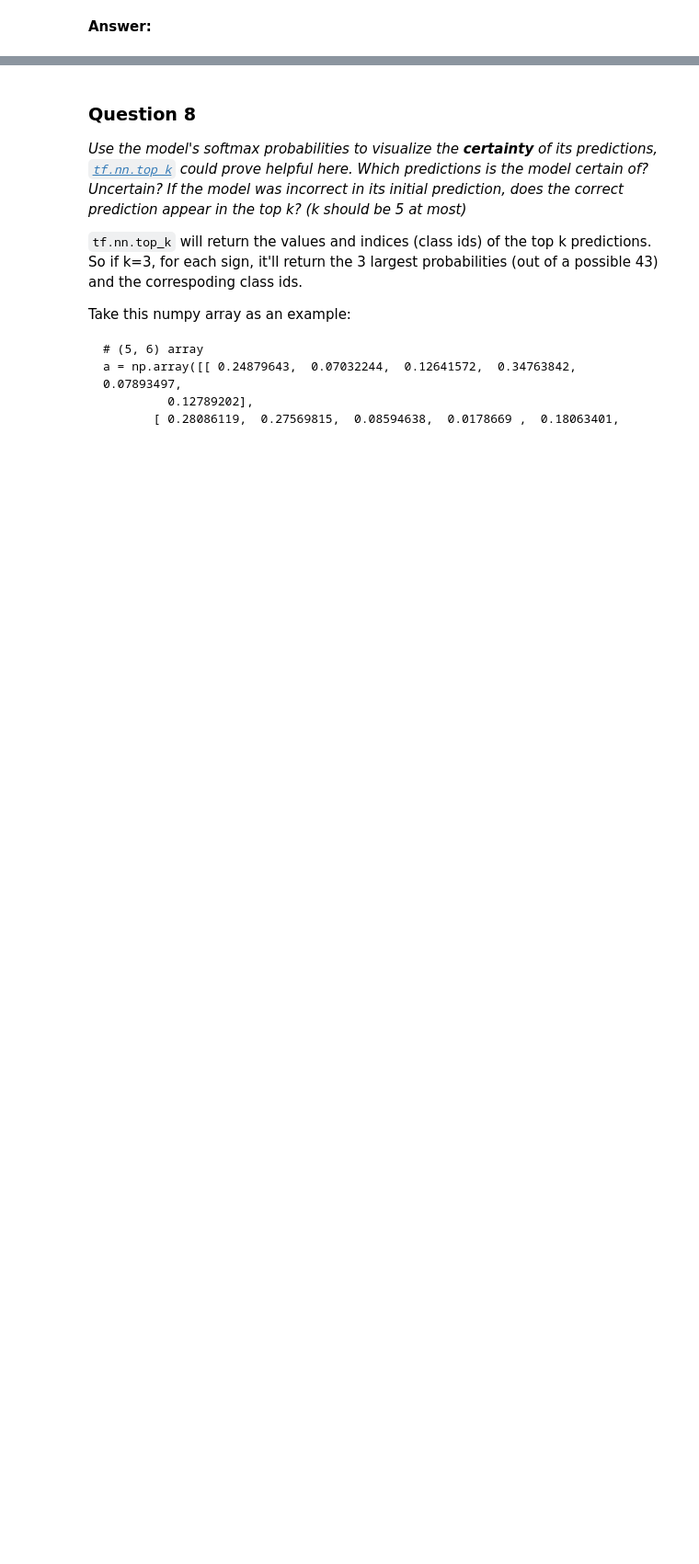
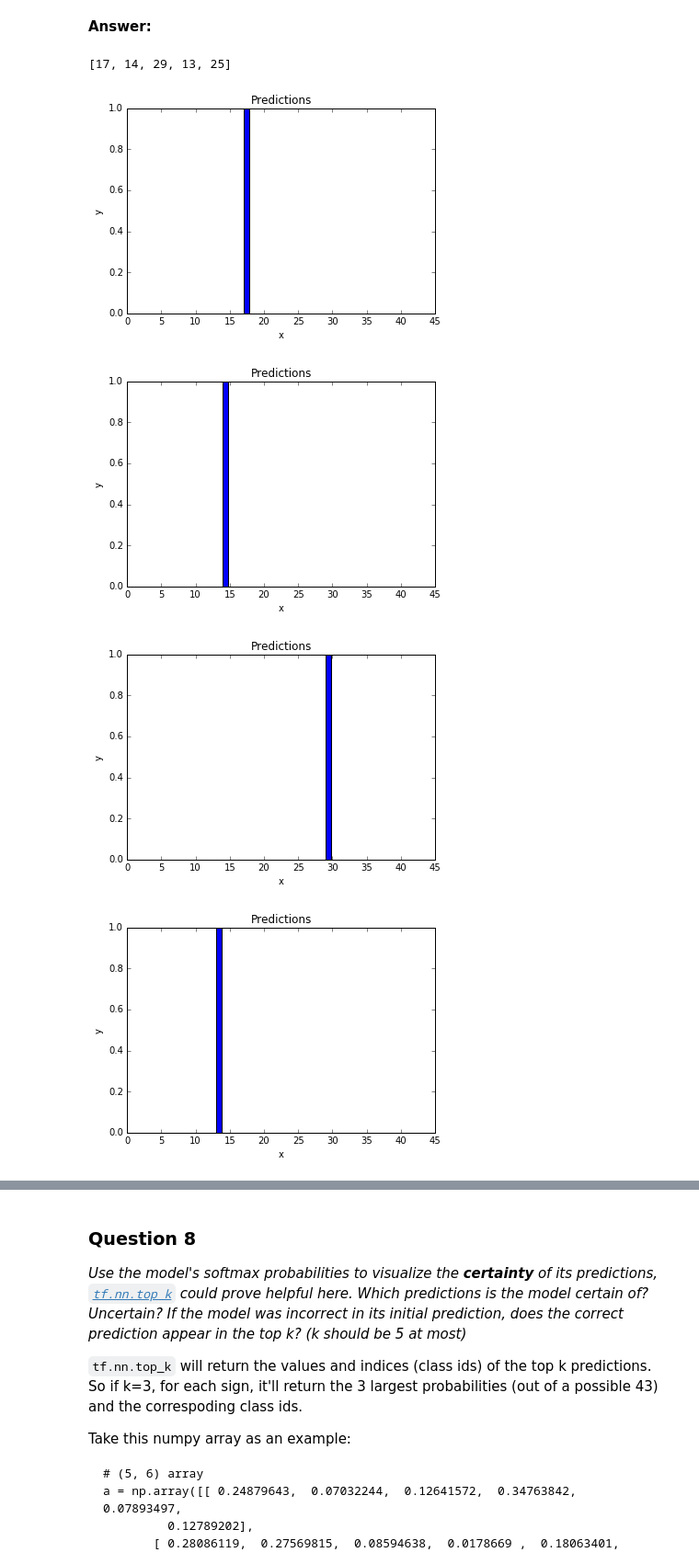
Before and after one commit to CreatCodeBuild/CarND-Traffic-Sign-Classifier-Project, a Jupyter notebook: Traffic_Sign_Classifier.ipynb, the cells around one changed output, grey strips where cells are left out. Shown: that part at 92% size. Drawn from its saved outputs; the diff is of its cells as text; code cells hidden in the pictures; blank space fills up the shorter version.

```diff
--- a/Traffic_Sign_Classifier.ipynb
+++ b/Traffic_Sign_Classifier.ipynb
@@ -544,6 +544,13 @@ _Choose five candidate images of traffic signs and provide them in the report. A
 # %%
 ### Run the predictions here.
 ### Feel free to use as many code cells as needed.
+
+real_samples = tf.placeholder(tf.float32, shape=(5, 32, 32, 3))
+real_prediction = test(real_samples, parameters)
+feed_dict = {
+    real_samples: [smaller1, smaller2, smaller3, smaller4, smaller5]
+}
+predictions = sess.run(real_prediction, feed_dict=feed_dict)
 # %% [markdown]
 ### Question 7
 
@@ -557,0 +562,29 @@ _**NOTE:** You could check the accuracy manually by using `signnames.csv` (same
+# %%
+### Visualize the softmax probabilities here.
+### Feel free to use as many code cells as needed.
+print([np.argmax(x) for x in predictions])
+
+"""
+17,No entry, correct
+14,Stop, correct
+
+29,Bicycles crossing
+this one is school crossing, but there is no school crossing in our labels, so bicycle crossing is close enough
+because cars ought to stop and yield for any traffic either way
+
+13,Yield, correct
+25,Road work, correct
+"""
+
+for i, pre in enumerate(predictions):
+    plt.figure(i)
+    plt.bar(y_unique, pre)
+    plt.xlabel('x')
+    plt.ylabel('y')
+    plt.title('Predictions')
+# %% [output]
+[17, 14, 29, 13, 25]
+[figure, added]
+[figure, added]
+[figure, added]
+[figure, added]
```
Also changed, not shown: parts of 5 cells of this notebook.
